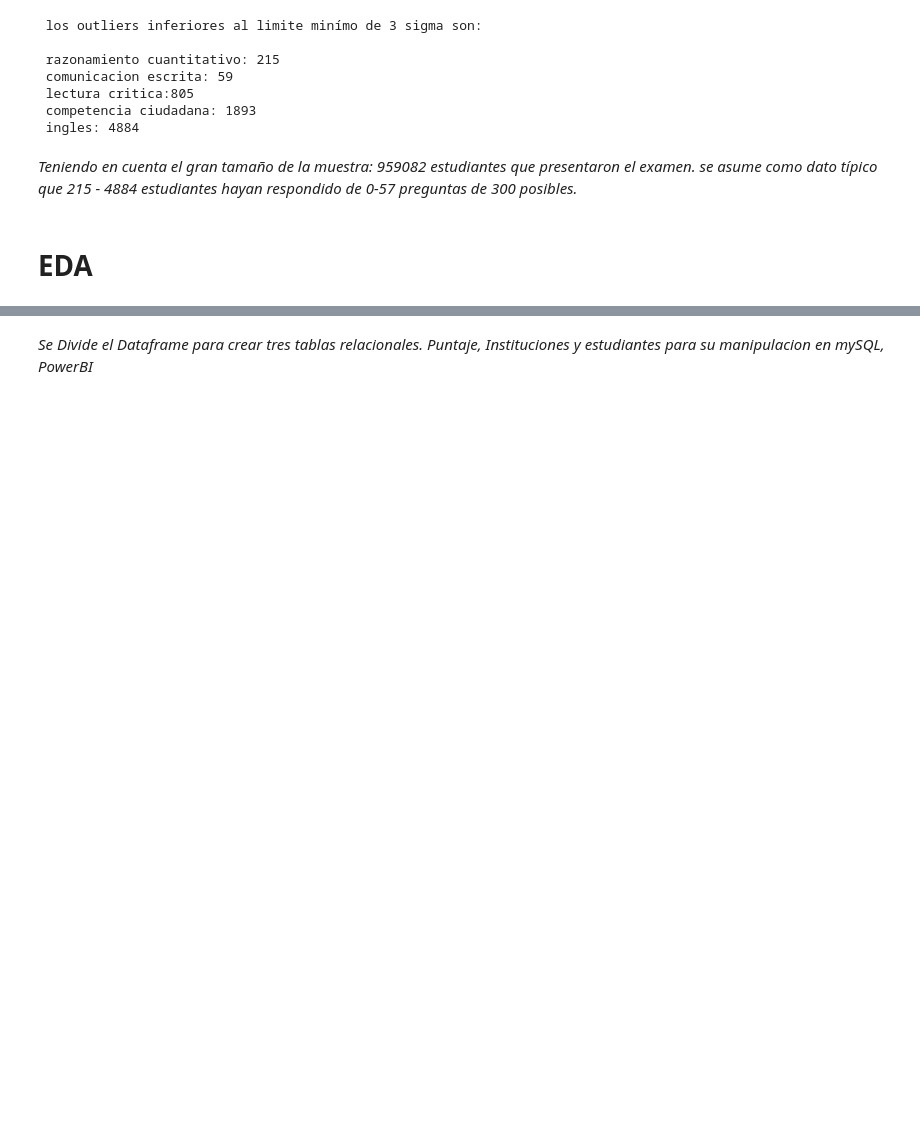
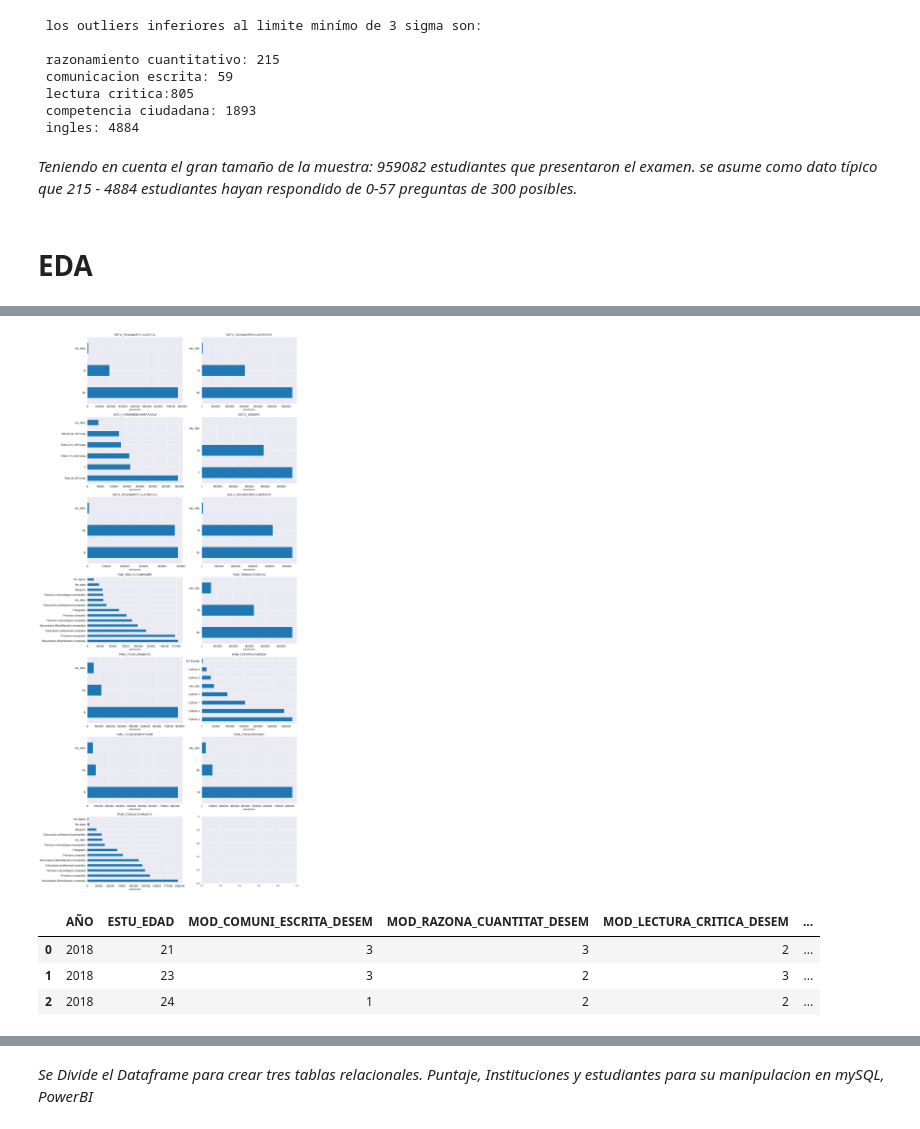
Before and after one commit to jospinoponce/PruebasSaberPro_Colombia, a Jupyter notebook: EDA.ipynb, the cells around one changed output, grey strips where cells are left out. Cells and saved outputs as stored; diff of their text form; code cells hidden in the pictures; blank space fills up the shorter version.

```diff
--- a/EDA.ipynb
+++ b/EDA.ipynb
@@ -269,20 +265,27 @@ plt.show()
 # %%
-estu_cat= estu_cat.drop(['ESTU_VALORMATRICULAUNIVERSIDAD','ESTU_NUCLEO_PREGRADO','ESTU_PRGM_ACADEMICO','Id_ESTU'], axis=1)
+estu_cat= estu_cat.drop(['ESTU_VALORMATRICULAUNIVERSIDAD','ESTU_NUCLEO_PREGRADO','ESTU_PRGM_ACADEMICO',
+'Id_ESTU'], axis=1)
 # %%
-def graficos_eda_categoricos(cat):
+def graficos_eda_cat(cat):
 
     #Calculamos el número de filas que necesitamos
     from math import ceil
     filas = ceil(cat.shape[1] / 2)
 
     #Definimos el gráfico
     f, ax = plt.subplots(nrows = filas, ncols = 2, figsize = (16, filas * 6))
 
     #Aplanamos para iterar por el gráfico como si fuera de 1 dimensión en lugar de 2
     ax = ax.flat
 
-    #Creamos el bucle que va añadiendo gráficos
-    for cada, variable in enumerate(cat):
-        cat[variable].value_counts().plot.barh(ax = ax[cada])
-        ax[cada].set_title(variable, fontsize = 12, fontweight = "bold")
-        ax[cada].tick_params(labelsize = 12)
+    #Creamos un ciclo que grafique gráficos
+    for a, variable in enumerate(cat):
+        cat[variable].value_counts().plot.barh(ax = ax[a])
+        ax[a].set_title(variable, fontsize = 12)
+        ax[a].tick_params(labelsize = 12)
+        ax[a].set_xlabel('estudiantes')
+
+
+graficos_eda_cat(estu_cat)
+# %% [output]
+[figure, added]
@@ -290,0 +298,7 @@ graficos_eda_categoricos(estu_cat)
+# %%
+estu_num.head(3)
+# %% [output]
+|  | AÑO | ESTU_EDAD | MOD_COMUNI_ESCRITA_DESEM | MOD_RAZONA_CUANTITAT_DESEM | MOD_LECTURA_CRITICA_DESEM | ... |
+| 0 | 2018 | 21 | 3 | 3 | 2 | ... |
+| 1 | 2018 | 23 | 3 | 2 | 3 | ... |
+| 2 | 2018 | 24 | 1 | 2 | 2 | ... |
```
Also changed, not shown: parts of 13 cells of this notebook, 12 other files.
